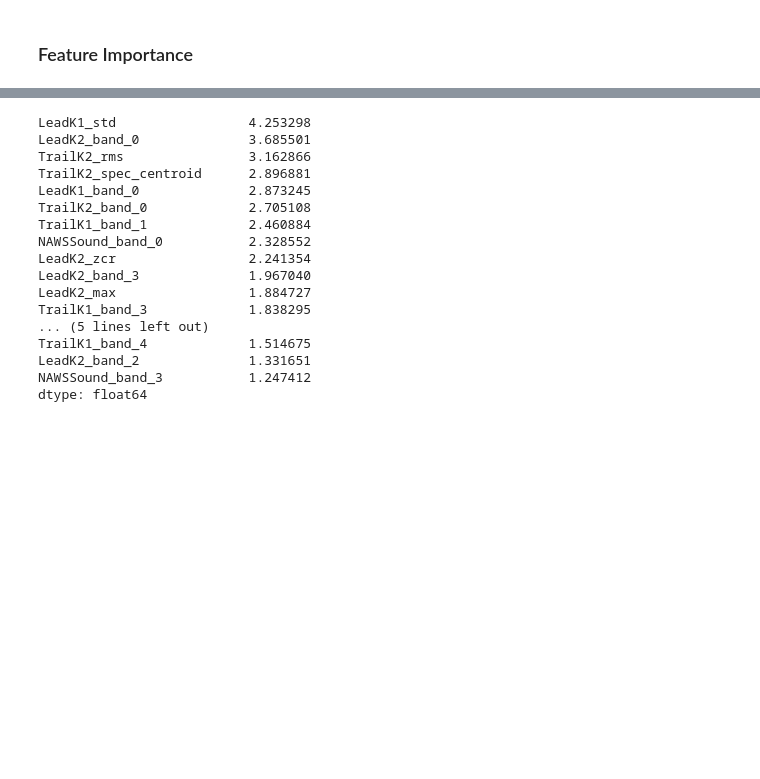
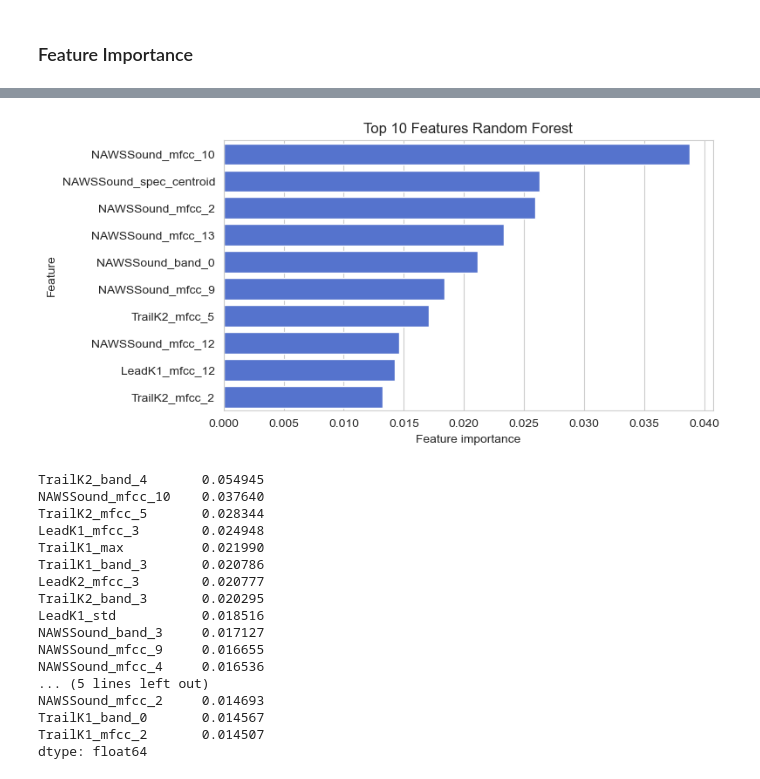
Before and after one commit to m-j-w-f/ROAR, a Jupyter notebook: src/roar/notenbooks/03train.ipynb, the cells around one changed output, grey strips where cells are left out. Saved outputs shown, nothing was run; the diff lists cells and outputs as text; code cells hidden in the pictures; blank space fills up the shorter version.

Commit message:
LOGO Split (work in progress)

```diff
--- a/src/roar/notenbooks/03train.ipynb
+++ b/src/roar/notenbooks/03train.ipynb
@@ -621 +722,20 @@ Number of features: 60
 Classes: ['150' '211']
+# %%
+# Explicitly exclude non-feature columns (safer than dtype selection alone)
+non_feature_cols = ["road_type", "car_id", "tyre_id", "filename", "filepath"]
+feature_cols = [c for c in df_clean.columns
+                if c not in non_feature_cols and df_clean[c].dtype == "float64"]
+
+print("Number of features:", len(feature_cols))
+
+X = df_clean[feature_cols].to_numpy()
+y = df_clean["road_type"].to_numpy()
+groups = df_clean["car_id"].to_numpy()
+
+# Encode string labels to integers for XGBoost
+le = LabelEncoder()
+y_enc = le.fit_transform(y)
+print("Classes:", le.classes_)
+
+# LOCO splitter
+logo = LeaveOneGroupOut()
@@ -788,4 +1209,23 @@ TrailK2_band_2             0.015915
 dtype: float64
+# %%
+top10_rf = importances_rf.sort_values(ascending=False).head(10)
+
+sns.set_style("whitegrid")
+
+plt.figure(figsize=(8, 4))
+sns.barplot(
+    x=top10_rf.values,
+    y=top10_rf.index,
+    color="royalblue"  # single color, matches your palette
+)
+plt.xlabel("Feature importance")
+plt.ylabel("Feature")
+plt.title("Top 10 Features Random Forest")
+plt.tight_layout()
+# plt.show()
+plt.savefig("rf_top10_feature_importances.png", dpi=300)
+# %% [output]
+[figure, added]
 # %%
 xgb_final = XGBClassifier(
     n_estimators=400,
@@ -809,22 +1249,23 @@ importances_xgb = (
     .sort_values(ascending=False)
 )
 
-print(importances_xgb.head(20))
+xgb_norm = importances_xgb / importances_xgb.sum()
+print(xgb_norm.head(20))
 # %% [output]
-LeadK1_std                 4.253298
-LeadK2_band_0              3.685501
-TrailK2_rms                3.162866
-TrailK2_spec_centroid      2.896881
-LeadK1_band_0              2.873245
-TrailK2_band_0             2.705108
-TrailK1_band_1             2.460884
-NAWSSound_band_0           2.328552
-LeadK2_zcr                 2.241354
-LeadK2_band_3              1.967040
-LeadK2_max                 1.884727
-TrailK1_band_3             1.838295
+TrailK2_band_4       0.054945
+NAWSSound_mfcc_10    0.037640
+TrailK2_mfcc_5       0.028344
+LeadK1_mfcc_3        0.024948
+TrailK1_max          0.021990
+TrailK1_band_3       0.020786
+LeadK2_mfcc_3        0.020777
+TrailK2_band_3       0.020295
+LeadK1_std           0.018516
+NAWSSound_band_3     0.017127
+NAWSSound_mfcc_9     0.016655
+NAWSSound_mfcc_4     0.016536
 ... (5 lines left out)
-TrailK1_band_4             1.514675
-LeadK2_band_2              1.331651
-NAWSSound_band_3           1.247412
+NAWSSound_mfcc_2     0.014693
+TrailK1_band_0       0.014567
+TrailK1_mfcc_2       0.014507
 dtype: float64
```
Also changed, not shown: parts of 24 cells of this notebook.
